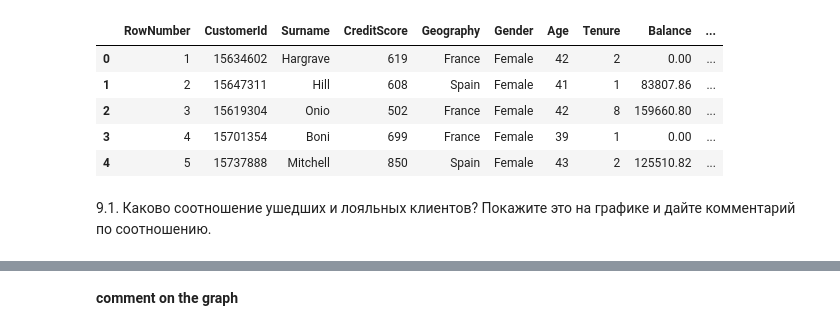
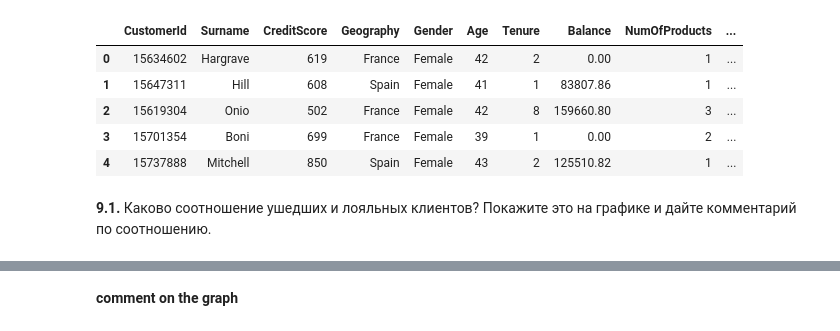
Before and after one commit to ElenaBask/SF_DS_learn, a Jupyter notebook: PY-13/Practice.ipynb, the cells around one changed output, grey strips where cells are left out. Saved outputs shown, nothing was run; the diff lists cells and outputs as text; code cells hidden in the pictures.

```diff
--- a/PY-13/Practice.ipynb
+++ b/PY-13/Practice.ipynb
@@ -5,12 +56,13 @@ import plotly.express as px
 # %%
 churn_data = pd.read_csv('data/churn.csv')
+churn_data = churn_data.drop('RowNumber', axis=1)
 churn_data.head()
 # %% [output]
-|  | RowNumber | CustomerId | Surname | CreditScore | Geography | Gender | Age | Tenure | Balance | ... |
-| 0 | 1 | 15634602 | Hargrave | 619 | France | Female | 42 | 2 | 0.00 | ... |
-| 1 | 2 | 15647311 | Hill | 608 | Spain | Female | 41 | 1 | 83807.86 | ... |
-| 2 | 3 | 15619304 | Onio | 502 | France | Female | 42 | 8 | 159660.80 | ... |
-| 3 | 4 | 15701354 | Boni | 699 | France | Female | 39 | 1 | 0.00 | ... |
-| 4 | 5 | 15737888 | Mitchell | 850 | Spain | Female | 43 | 2 | 125510.82 | ... |
+|  | CustomerId | Surname | CreditScore | Geography | Gender | Age | Tenure | Balance | NumOfProducts | ... |
+| 0 | 15634602 | Hargrave | 619 | France | Female | 42 | 2 | 0.00 | 1 | ... |
+| 1 | 15647311 | Hill | 608 | Spain | Female | 41 | 1 | 83807.86 | 1 | ... |
+| 2 | 15619304 | Onio | 502 | France | Female | 42 | 8 | 159660.80 | 3 | ... |
+| 3 | 15701354 | Boni | 699 | France | Female | 39 | 1 | 0.00 | 2 | ... |
+| 4 | 15737888 | Mitchell | 850 | Spain | Female | 43 | 2 | 125510.82 | 1 | ... |
 # %% [markdown]
-9.1. Каково соотношение ушедших и лояльных клиентов? Покажите это на графике и дайте комментарий по соотношению.
+**9.1.** Каково соотношение ушедших и лояльных клиентов? Покажите это на графике и дайте комментарий по соотношению.
```
Also changed, not shown: parts of 11 cells of this notebook.
